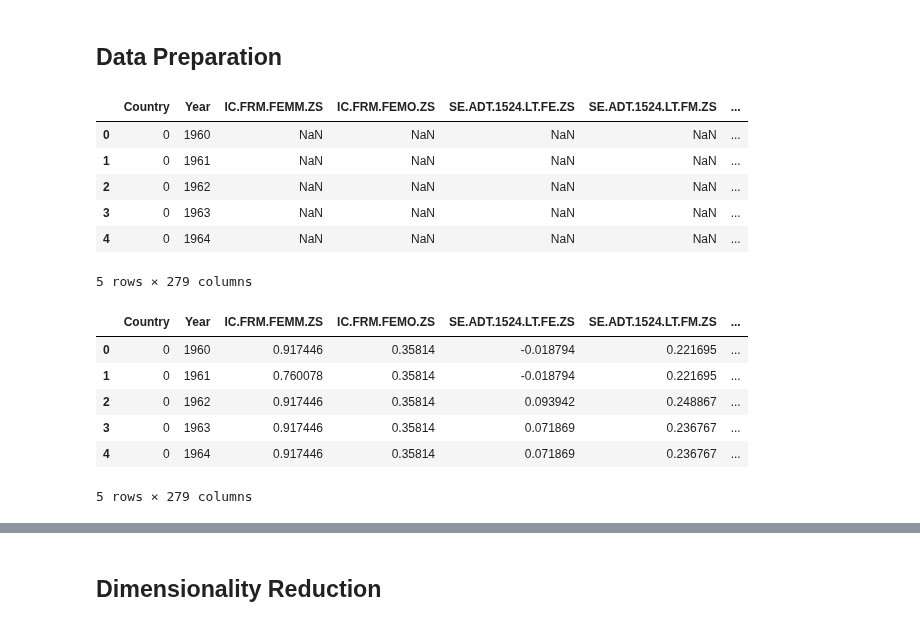
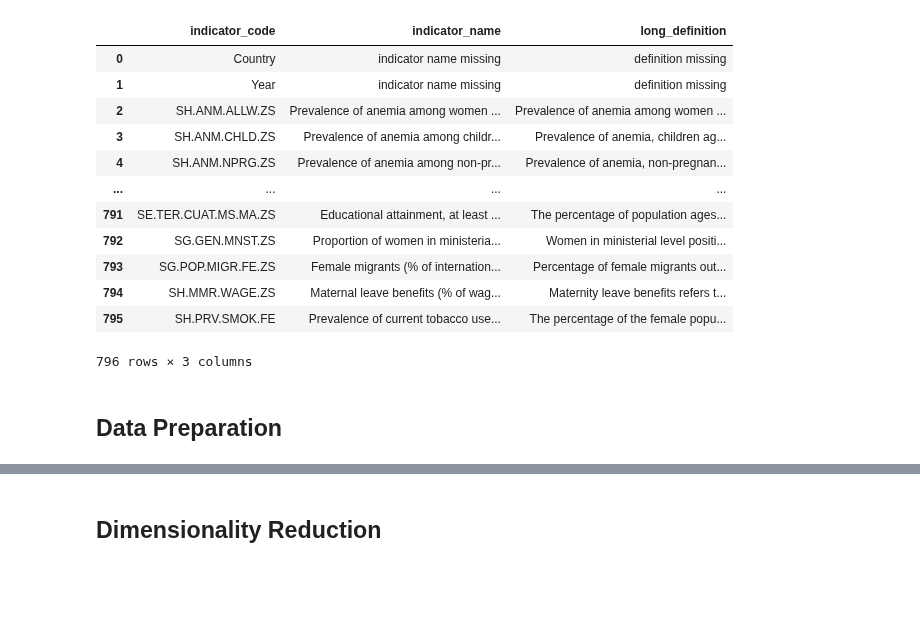
Before and after one commit to JenShumway/MADS_MilestoneII, a Jupyter notebook: modeling_unsupervised/Modeling-PCA.ipynb, the cells around one changed output, grey strips where cells are left out. Cells and saved outputs as stored; diff of their text form; code cells hidden in the pictures; blank space fills up the shorter version.

```diff
--- a/modeling_unsupervised/Modeling-PCA.ipynb
+++ b/modeling_unsupervised/Modeling-PCA.ipynb
@@ -55,41 +49,18 @@ mapping_world_bank_to_names_and_definitions_df = pd.read_csv('../WorldBankDatase
+# %%
+mapping_world_bank_to_names_and_definitions_df
+# %% [output]
+|  | indicator_code | indicator_name | long_definition |
+| 0 | Country | indicator name missing | definition missing |
+| 1 | Year | indicator name missing | definition missing |
+| 2 | SH.ANM.ALLW.ZS | Prevalence of anemia among women ... | Prevalence of anemia among women ... |
+| 3 | SH.ANM.CHLD.ZS | Prevalence of anemia among childr... | Prevalence of anemia, children ag... |
+| 4 | SH.ANM.NPRG.ZS | Prevalence of anemia among non-pr... | Prevalence of anemia, non-pregnan... |
+| ... | ... | ... | ... |
+| 791 | SE.TER.CUAT.MS.MA.ZS | Educational attainment, at least ... | The percentage of population ages... |
+| 792 | SG.GEN.MNST.ZS | Proportion of women in ministeria... | Women in ministerial level positi... |
+| 793 | SG.POP.MIGR.FE.ZS | Female migrants (% of internation... | Percentage of female migrants out... |
+| 794 | SH.MMR.WAGE.ZS | Maternal leave benefits (% of wag... | Maternity leave benefits refers t... |
+| 795 | SH.PRV.SMOK.FE | Prevalence of current tobacco use... | The percentage of the female popu... |
+796 rows × 3 columns
 # %% [markdown]
 ## Data Preparation
-# %%
-# Encode the country
-
-# Create a LabelEncoder instance for each categorical column
-country_encoder = LabelEncoder()
-
-# Encode the categorical columns
-data_encoded = df.copy(deep=True)
-data_encoded["Country"] = country_encoder.fit_transform(data_encoded["Country"])
-
-data_encoded.dropna(axis=1, how="all", inplace=True)  # Drop features with no data
-data_encoded.head()
-# %% [output]
-|  | Country | Year | IC.FRM.FEMM.ZS | IC.FRM.FEMO.ZS | SE.ADT.1524.LT.FE.ZS | SE.ADT.1524.LT.FM.ZS | ... |
-| 0 | 0 | 1960 | NaN | NaN | NaN | NaN | ... |
-| 1 | 0 | 1961 | NaN | NaN | NaN | NaN | ... |
-| 2 | 0 | 1962 | NaN | NaN | NaN | NaN | ... |
-| 3 | 0 | 1963 | NaN | NaN | NaN | NaN | ... |
-| 4 | 0 | 1964 | NaN | NaN | NaN | NaN | ... |
-5 rows × 279 columns
-# %%
-# Scale data
-scaler = StandardScaler()
-X = data_encoded.iloc[:, 2:]
-X = scaler.fit_transform(X)
-
-# Replace missing data using KNN imputation strategy
-imputer = KNNImputer()
-data_encoded.iloc[:, 2:] = imputer.fit_transform(X)
-
-data_encoded.head()
-# %% [output]
-|  | Country | Year | IC.FRM.FEMM.ZS | IC.FRM.FEMO.ZS | SE.ADT.1524.LT.FE.ZS | SE.ADT.1524.LT.FM.ZS | ... |
-| 0 | 0 | 1960 | 0.917446 | 0.35814 | -0.018794 | 0.221695 | ... |
-| 1 | 0 | 1961 | 0.760078 | 0.35814 | -0.018794 | 0.221695 | ... |
-| 2 | 0 | 1962 | 0.917446 | 0.35814 | 0.093942 | 0.248867 | ... |
-| 3 | 0 | 1963 | 0.917446 | 0.35814 | 0.071869 | 0.236767 | ... |
-| 4 | 0 | 1964 | 0.917446 | 0.35814 | 0.071869 | 0.236767 | ... |
-5 rows × 279 columns
```
Also changed, not shown: parts of 25 cells of this notebook, 1 other file.
